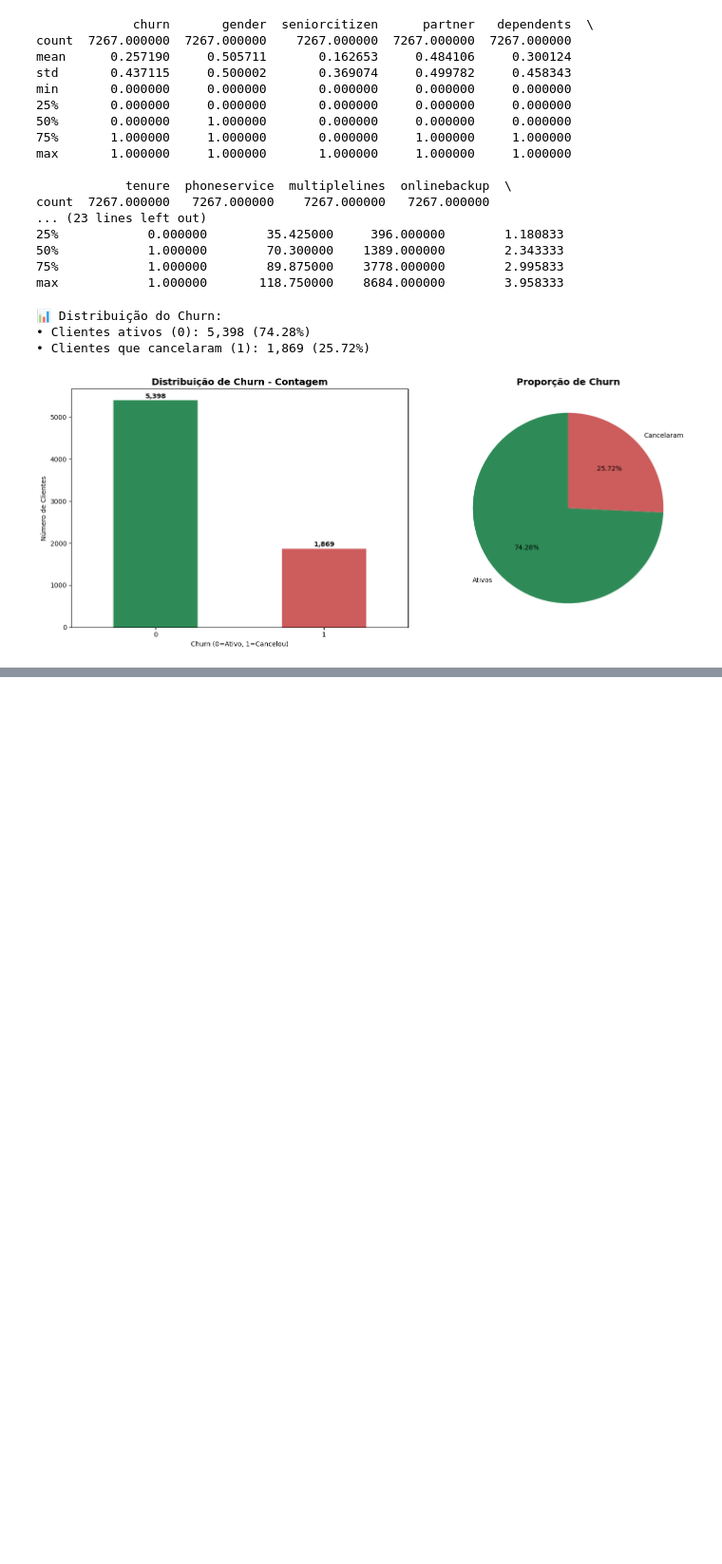
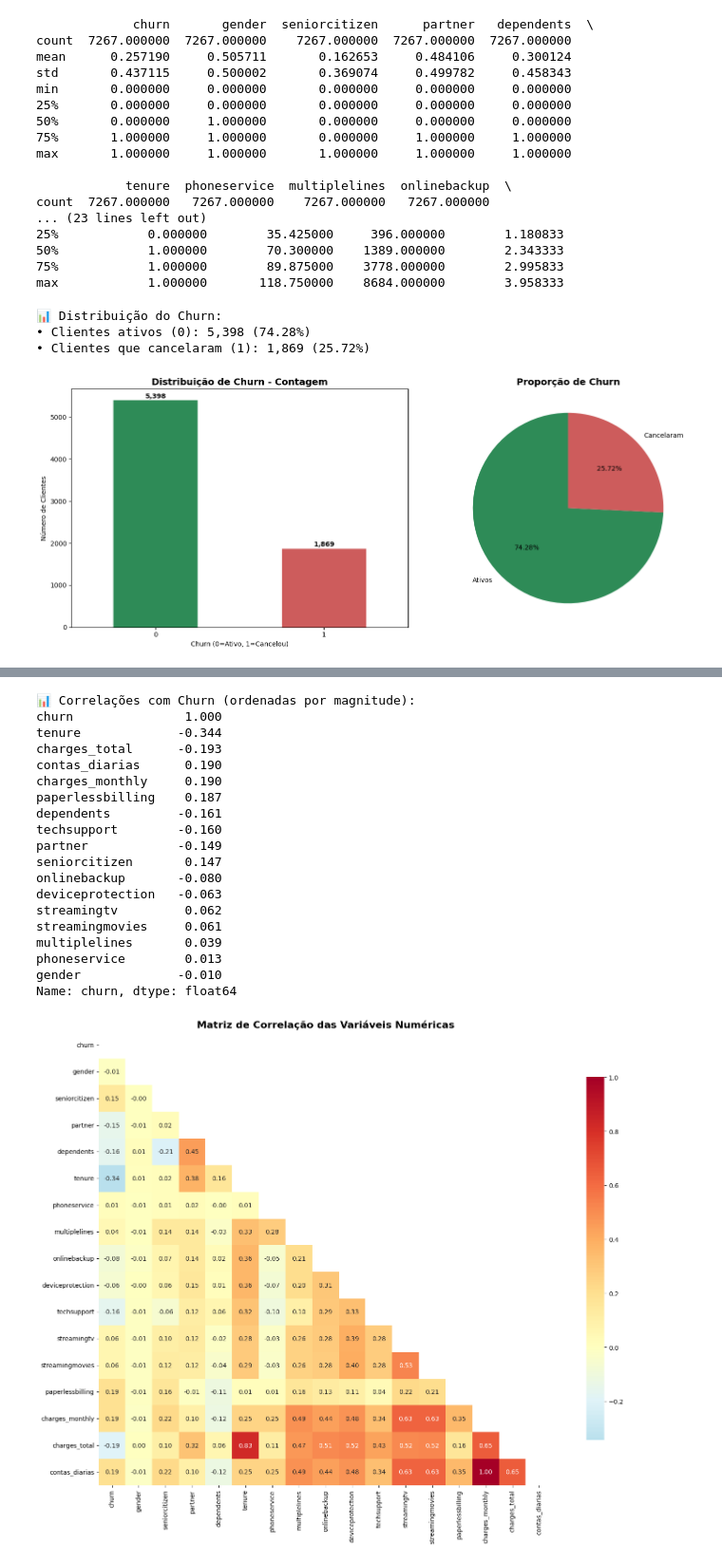
Before and after one commit to Laviniamadeira/TelecomX, a Jupyter notebook: TelecomX_BR.ipynb, the cells around one changed output, grey strips where cells are left out. Shown at 95% size. Saved outputs shown, nothing was run; the diff lists cells and outputs as text; code cells hidden in the pictures; blank space fills up the shorter version.

```diff
--- a/TelecomX_BR.ipynb
+++ b/TelecomX_BR.ipynb
@@ -224,0 +308,44 @@ def analyze_churn_by_category(df, column):
+# %%
+# Matriz de correlação
+correlation_matrix = df.select_dtypes(include=[np.number]).corr()
+
+# Correlações com churn
+churn_correlations = correlation_matrix['churn'].sort_values(key=abs, ascending=False)
+print("\n📊 Correlações com Churn (ordenadas por magnitude):")
+print(churn_correlations.round(3))
+
+# Heatmap de correlação
+plt.figure(figsize=(16, 12))
+mask = np.triu(np.ones_like(correlation_matrix, dtype=bool))
+sns.heatmap(correlation_matrix,
+            mask=mask,
+            annot=True,
+            cmap='RdYlBu_r',
+            center=0,
+            square=True,
+            fmt='.2f',
+            cbar_kws={"shrink": .8})
+plt.title('Matriz de Correlação das Variáveis Numéricas', fontsize=16, fontweight='bold')
+plt.tight_layout()
+plt.show()
+# %% [output]
+📊 Correlações com Churn (ordenadas por magnitude):
+churn               1.000
+tenure             -0.344
+charges_total      -0.193
+contas_diarias      0.190
+charges_monthly     0.190
+paperlessbilling    0.187
+dependents         -0.161
+techsupport        -0.160
+partner            -0.149
+seniorcitizen       0.147
+onlinebackup       -0.080
+deviceprotection   -0.063
+streamingtv         0.062
+streamingmovies     0.061
+multiplelines       0.039
+phoneservice        0.013
+gender             -0.010
+Name: churn, dtype: float64
+[figure, added]
```
Also changed, not shown: parts of 4 cells of this notebook.
